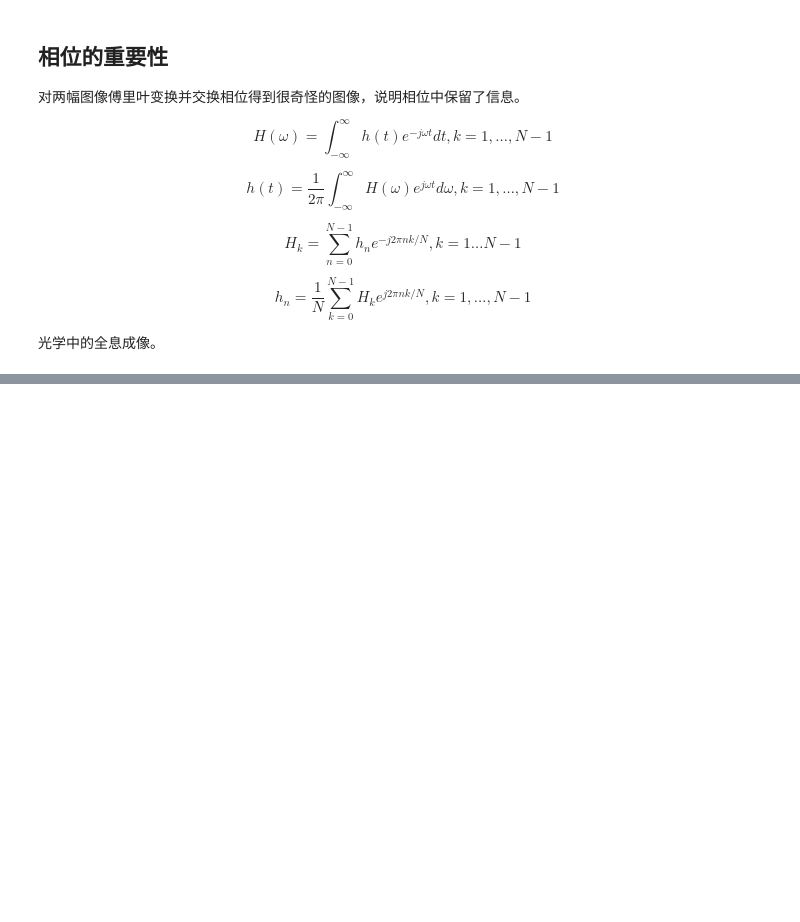
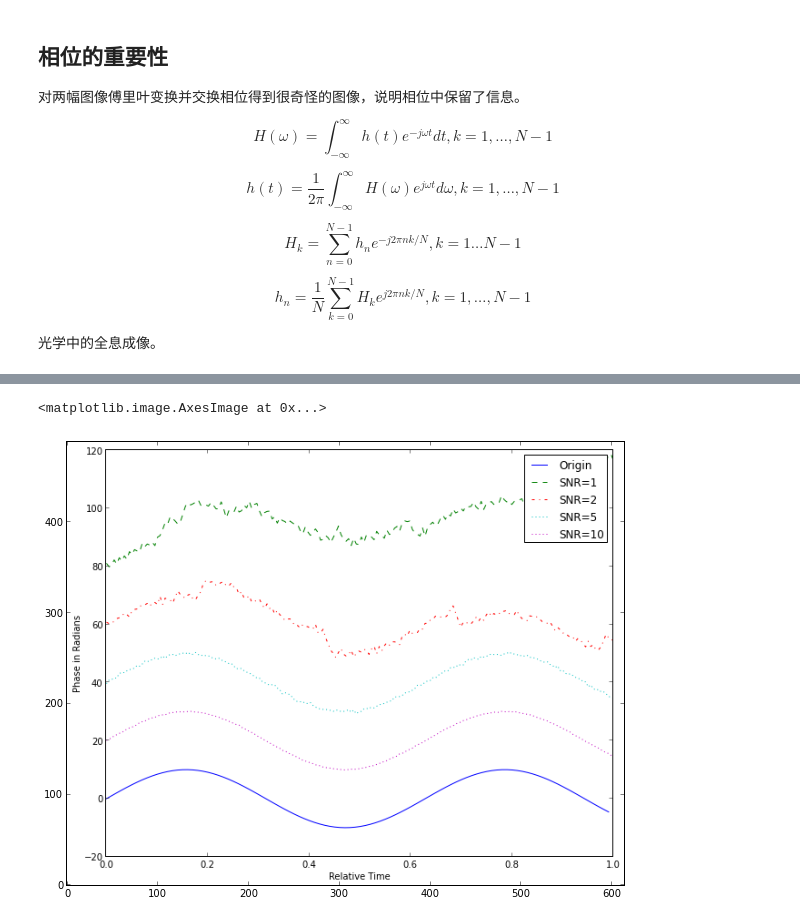
Before and after one commit to reverland/phase-unwrapping-notes, a Jupyter notebook: Phase Unwrapping Notes(1).ipynb, the cells around one changed output, grey strips where cells are left out. Saved outputs shown, nothing was run; the diff lists cells and outputs as text; code cells hidden in the pictures; blank space fills up the shorter version.

```diff
--- a/Phase Unwrapping Notes(1).ipynb
+++ b/Phase Unwrapping Notes(1).ipynb
@@ -136,3 +136,11 @@ $$\varphi(m) = \varphi(0) + \sum_{n=0}^{m-1} \mathscr{W}\\{\Delta \\{\mathscr{W}
 - 累加解包裹$\varphi(i) = \psi(i) + \Delta(i)$
 
 ### 噪音的影响
+# %%
+import Image
+im = Image.open('noise.png')
+plt.figsize(10,10)
+plt.imshow(im, origin='lower')
+# %% [output]
+<matplotlib.image.AxesImage at 0x...>
+[figure, added]
```
Also changed, not shown: 1 other file.
